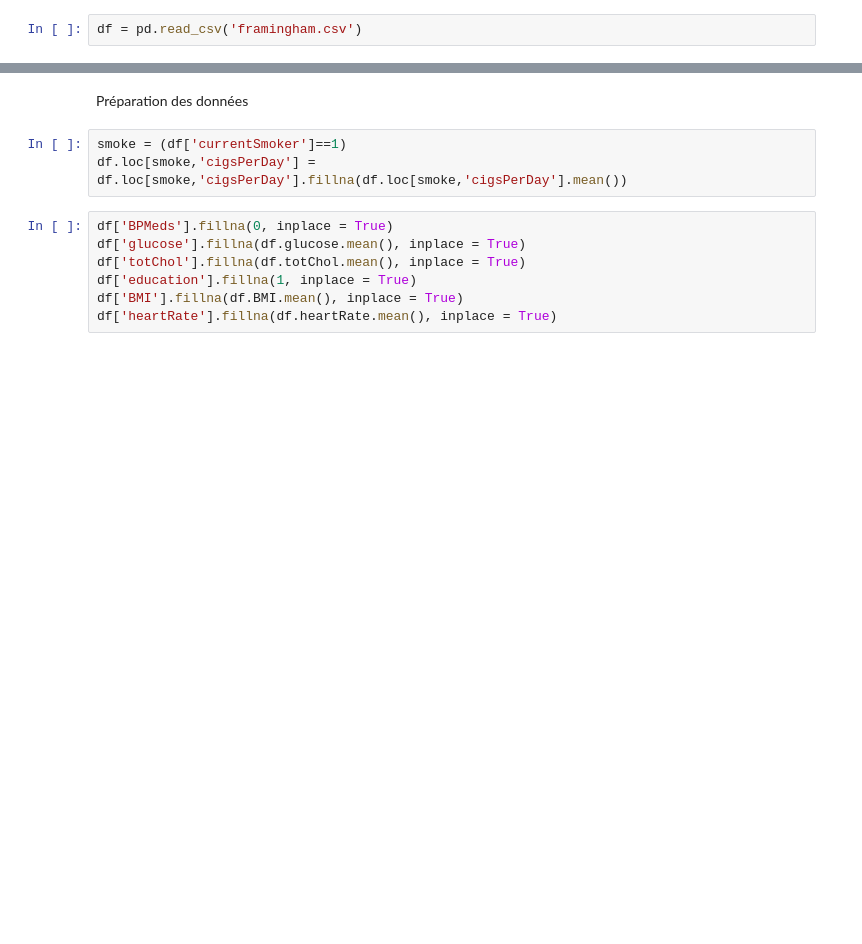
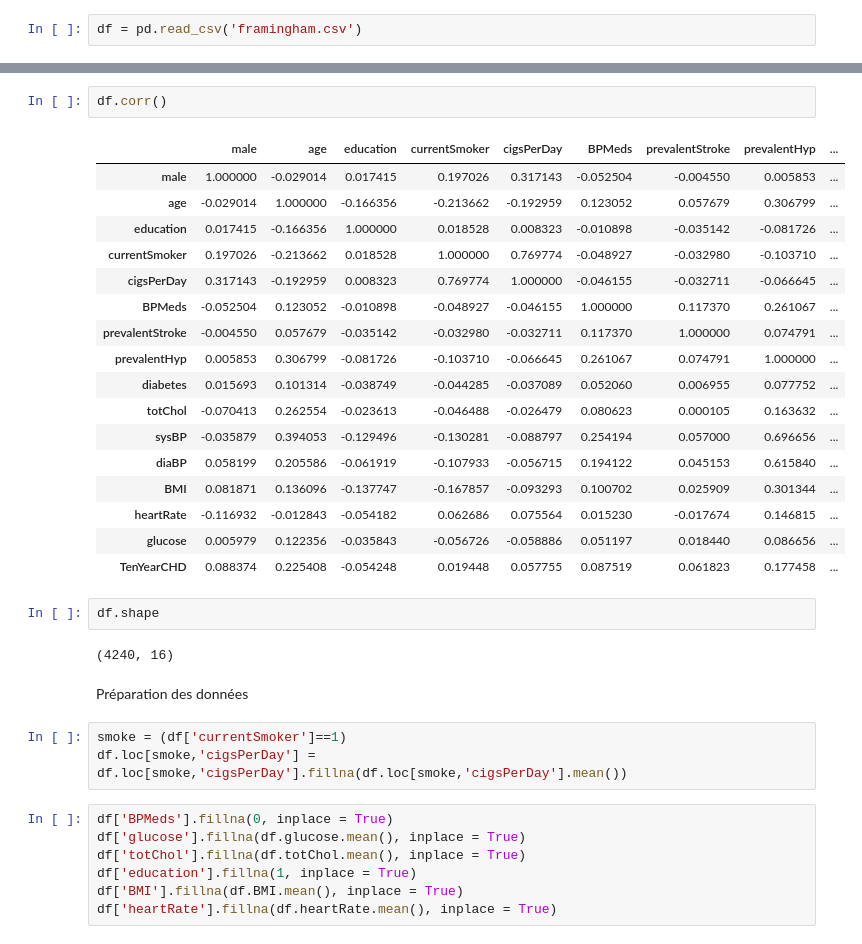
Before and after one commit to retkowsky/WorkshopMLOps, a Jupyter notebook: 01 Analyse ML Python.ipynb, the cells around one changed output, grey strips where cells are left out. Drawn from its saved outputs; the diff is of its cells as text; blank space fills up the shorter version.

```diff
--- a/01 Analyse ML Python.ipynb
+++ b/01 Analyse ML Python.ipynb
@@ -52,3 +105,27 @@ df = pd.read_csv('framingham.csv')
+# %%
+df.corr()
+# %% [output]
+|  | male | age | education | currentSmoker | cigsPerDay | BPMeds | prevalentStroke | prevalentHyp | ... |
+| male | 1.000000 | -0.029014 | 0.017415 | 0.197026 | 0.317143 | -0.052504 | -0.004550 | 0.005853 | ... |
+| age | -0.029014 | 1.000000 | -0.166356 | -0.213662 | -0.192959 | 0.123052 | 0.057679 | 0.306799 | ... |
+| education | 0.017415 | -0.166356 | 1.000000 | 0.018528 | 0.008323 | -0.010898 | -0.035142 | -0.081726 | ... |
+| currentSmoker | 0.197026 | -0.213662 | 0.018528 | 1.000000 | 0.769774 | -0.048927 | -0.032980 | -0.103710 | ... |
+| cigsPerDay | 0.317143 | -0.192959 | 0.008323 | 0.769774 | 1.000000 | -0.046155 | -0.032711 | -0.066645 | ... |
+| BPMeds | -0.052504 | 0.123052 | -0.010898 | -0.048927 | -0.046155 | 1.000000 | 0.117370 | 0.261067 | ... |
+| prevalentStroke | -0.004550 | 0.057679 | -0.035142 | -0.032980 | -0.032711 | 0.117370 | 1.000000 | 0.074791 | ... |
+| prevalentHyp | 0.005853 | 0.306799 | -0.081726 | -0.103710 | -0.066645 | 0.261067 | 0.074791 | 1.000000 | ... |
+| diabetes | 0.015693 | 0.101314 | -0.038749 | -0.044285 | -0.037089 | 0.052060 | 0.006955 | 0.077752 | ... |
+| totChol | -0.070413 | 0.262554 | -0.023613 | -0.046488 | -0.026479 | 0.080623 | 0.000105 | 0.163632 | ... |
+| sysBP | -0.035879 | 0.394053 | -0.129496 | -0.130281 | -0.088797 | 0.254194 | 0.057000 | 0.696656 | ... |
+| diaBP | 0.058199 | 0.205586 | -0.061919 | -0.107933 | -0.056715 | 0.194122 | 0.045153 | 0.615840 | ... |
+| BMI | 0.081871 | 0.136096 | -0.137747 | -0.167857 | -0.093293 | 0.100702 | 0.025909 | 0.301344 | ... |
+| heartRate | -0.116932 | -0.012843 | -0.054182 | 0.062686 | 0.075564 | 0.015230 | -0.017674 | 0.146815 | ... |
+| glucose | 0.005979 | 0.122356 | -0.035843 | -0.056726 | -0.058886 | 0.051197 | 0.018440 | 0.086656 | ... |
+| TenYearCHD | 0.088374 | 0.225408 | -0.054248 | 0.019448 | 0.057755 | 0.087519 | 0.061823 | 0.177458 | ... |
+# %%
+df.shape
+# %% [output]
+(4240, 16)
 # %% [markdown]
 Préparation des données
 # %%
```
Also changed, not shown: parts of 16 cells of this notebook, 3 other files.
